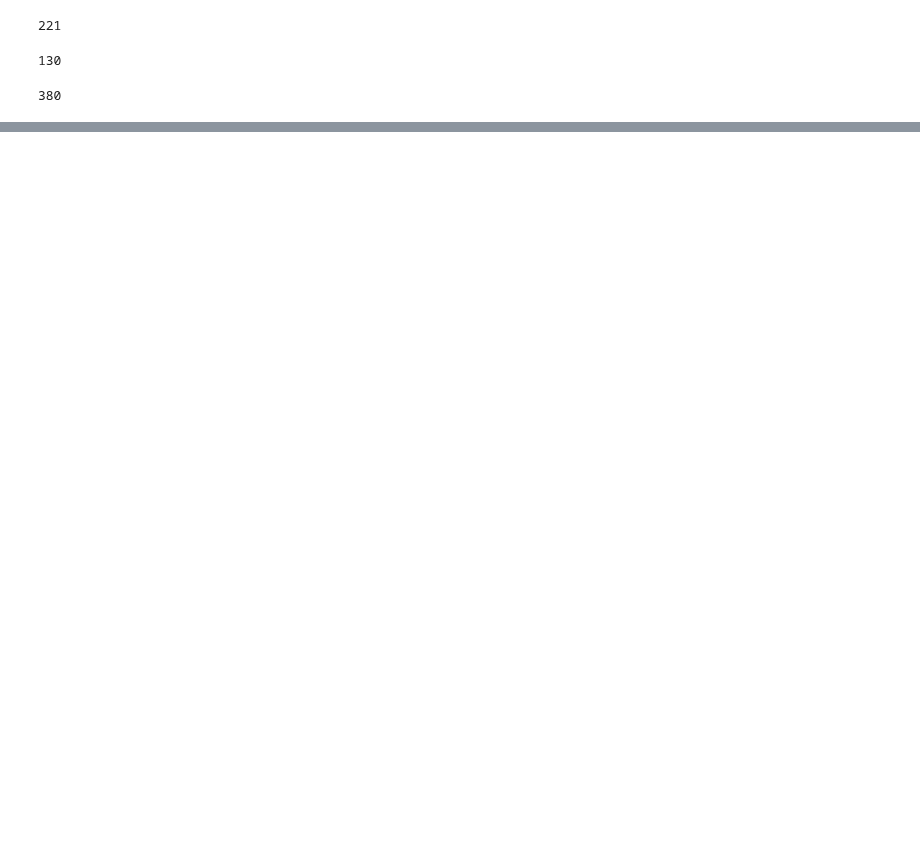
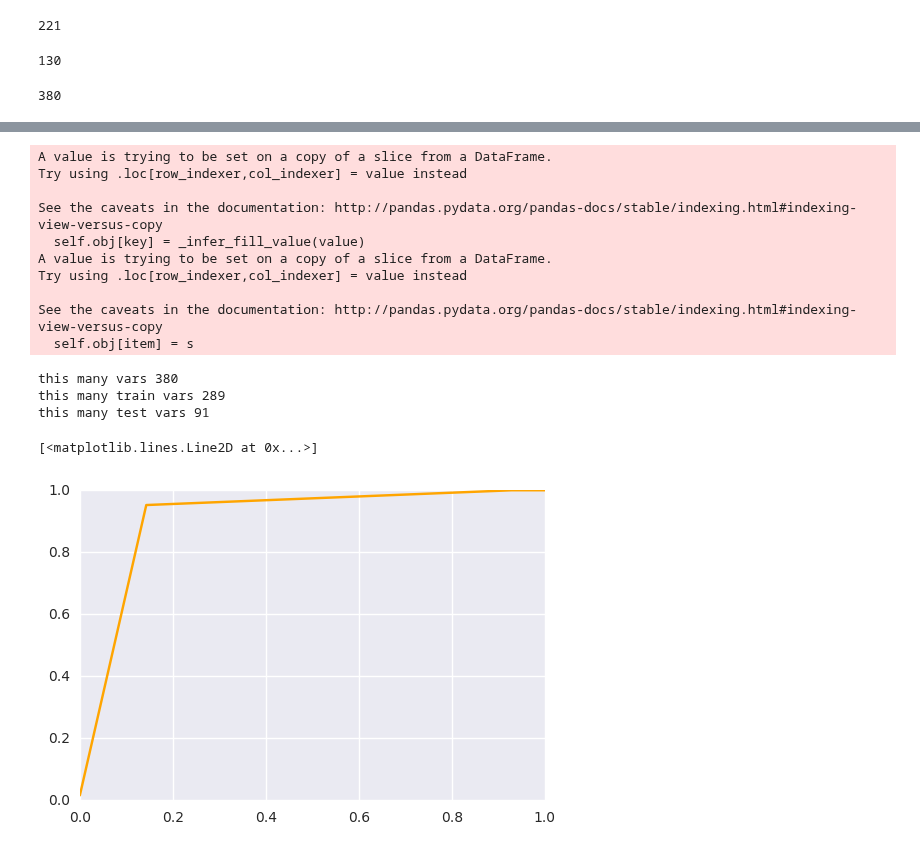
Before and after one commit to samesense/pathopredictor, a Jupyter notebook: notebooks/pure-domains.ipynb, the cells around one changed output, grey strips where cells are left out. Cells and saved outputs as stored; diff of their text form; code cells hidden in the pictures; blank space fills up the shorter version.

```diff
--- a/notebooks/pure-domains.ipynb
+++ b/notebooks/pure-domains.ipynb
@@ -151,0 +175,20 @@ len(df_x)
+# %%
+# problem: on y can be in multiple domains
+# 9:131344110:C:C <- not a change
+# 2:166850715:A:A <- not a change
+#  NM_001165963.1:c.4793A>T and NM_001130438.1:c.1511C>T have wrong pattern
+pfams = set(df_x['pfam'])
+print('total pfams', len(pfams))
+cc = ['chrom','pos','ref','alt']
+y_set = {':'.join([str(y) for y in ls]) for ls in
+         df_x.groupby('pfam').apply(fn).values}
+print( 'this many y', len(y_set) )
+#print(y_set)
+keys = [':'.join([str(xx) for xx in x]) for x in df_x[cc].values]
+for y in y_set:
+    if not y in keys:
+        print(y)
+y_eval = df_x.apply(lambda row: ':'.join([str(row[x]) for x in cc]) in y_set, axis=1)
+df_x['is_test'] = y_eval
+print( Counter(df_x['is_test']) )
+print( Counter(y_eval) )
@@ -151,0 +204,45 @@ len(df_x)
+# %%
+df_train = df_x[~df_x.is_test]
+# calc fracs
+df_tmp = (df_train['pfam'].str.split(',', expand=True)
+         .stack()
+         .reset_index(level=0)
+         .set_index('level_0')
+         .rename(columns={0:'pfam'})
+         .join(df_pre.drop('pfam',1), how='left')
+         )
+dd_tmp = df_tmp.groupby('pfam').apply(calc_path_frac)
+ff_tmp = dd_tmp.reset_index()
+print('this many domains', len(ff_tmp))
+
+ff_tmp.loc[:, 'path_na'] = ff_tmp.apply(lambda row: 1 if row['path_frac']==-1 else 0, axis=1)
+domain_info = {pfam:[path_frac, size, path_na]
+               for pfam, path_frac, size, path_na
+               in ff_tmp.values}
+
+df_train.loc[:, 'path_frac_c'] = df_train.apply(lambda row: match(row, domain_info)[0], axis=1)
+df_train.loc[:, 'size_c'] = df_train.apply(lambda row: match(row, domain_info)[1], axis=1)
+df_train.loc[:, 'path_na_c'] = df_train.apply(lambda row: match(row, domain_info)[2], axis=1)
+
+df_test = df_x[df_x.is_test]
+df_test.loc[:, 'path_frac_c'] = df_test.apply(lambda row: match(row, domain_info)[0], axis=1)
+df_test.loc[:, 'size_c'] = df_test.apply(lambda row: match(row, domain_info)[1], axis=1)
+df_test.loc[:, 'path_na_c'] = df_test.apply(lambda row: match(row, domain_info)[2], axis=1)
+
+print('this many vars', len(df_x))
+print('this many train vars', len(df_train))
+print('this many test vars', len(df_test))
+
+cols = ['mpc', 'size_c', 'path_na_c', 'path_frac_c']
+X, y = df_train[cols], df_train['y']
+tree_clf.fit(X, y)
+dot_data = StringIO()
+tree.export_graphviz(tree_clf, feature_names=cols, out_file=dot_data)
+graph = pydotplus.graph_from_dot_data( dot_data.getvalue() )
+graph.write_pdf('mtr_tree.x.pdf')
+X_test, y_test = df_test[cols], df_test['y']
+preds = tree_clf.predict_proba(X_test)
+#print(preds)
+fpr_tree, tpr_tree, _ = metrics.roc_curve(list(y_test), [p[1] for p in preds], pos_label=1)
+plt.plot(fpr_tree, tpr_tree, label='tree', color='orange')
+# %% [output]
@@ -151,0 +250,15 @@ len(df_x)
+A value is trying to be set on a copy of a slice from a DataFrame.
+Try using .loc[row_indexer,col_indexer] = value instead
+
+See the caveats in the documentation: http://pandas.pydata.org/pandas-docs/stable/indexing.html#indexing-view-versus-copy
+  self.obj[key] = _infer_fill_value(value)
+A value is trying to be set on a copy of a slice from a DataFrame.
+Try using .loc[row_indexer,col_indexer] = value instead
+
+See the caveats in the documentation: http://pandas.pydata.org/pandas-docs/stable/indexing.html#indexing-view-versus-copy
+  self.obj[item] = s
+this many vars 380
+this many train vars 289
+this many test vars 91
+[<matplotlib.lines.Line2D at 0x...>]
+[figure, added]
```
Also changed, not shown: parts of 9 cells of this notebook.
